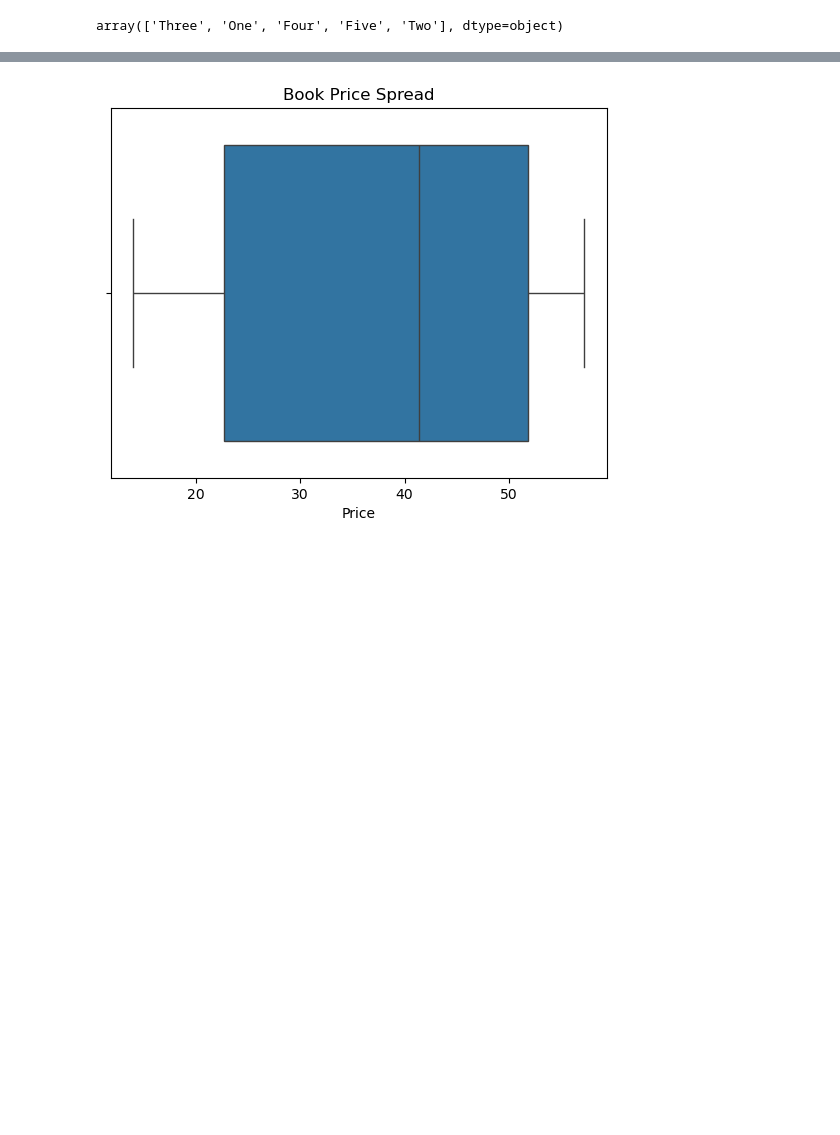
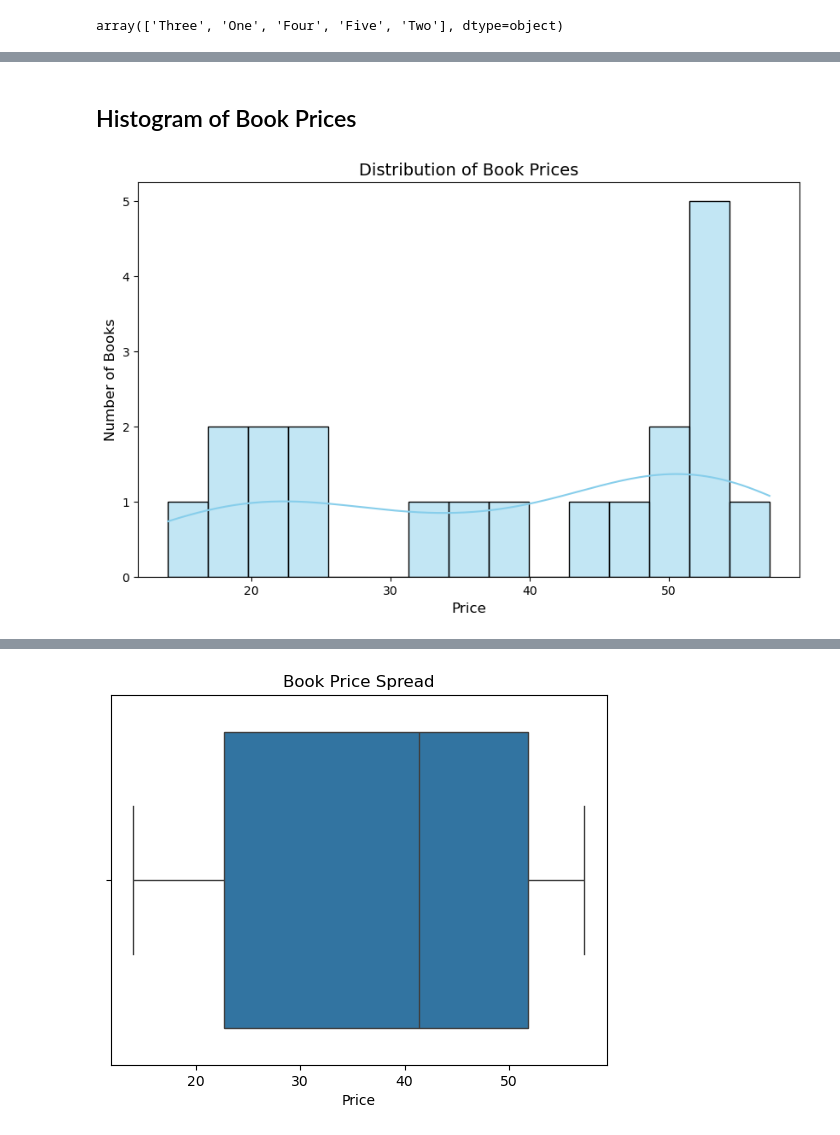
Before and after one commit to balramyRay/Intern-Nepal-Cloud-web-tech, a Jupyter notebook: Webscrapping.ipynb, the cells around one changed output, grey strips where cells are left out. Drawn from its saved outputs; the diff is of its cells as text; code cells hidden in the pictures; blank space fills up the shorter version.

```diff
--- a/Webscrapping.ipynb
+++ b/Webscrapping.ipynb
@@ -153,0 +149,11 @@ sns.histplot(df['Price'],bins = 20,kde = True)
+# %% [markdown]
+## Histogram of Book Prices
+# %%
+plt.figure(figsize=(10, 6))
+sns.histplot(df['Price'], bins=15, kde=True, color='skyblue')
+plt.title('Distribution of Book Prices', fontsize=14)
+plt.xlabel('Price', fontsize=12)
+plt.ylabel('Number of Books', fontsize=12)
+plt.show()
+# %% [output]
+[figure, added]
```
Also changed, not shown: parts of 18 cells of this notebook, 1 other file.
